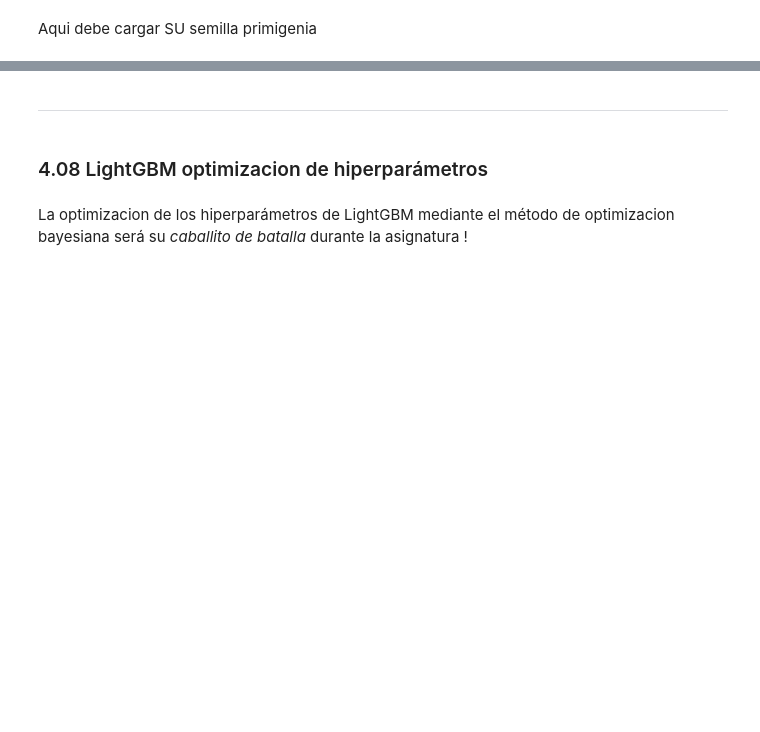
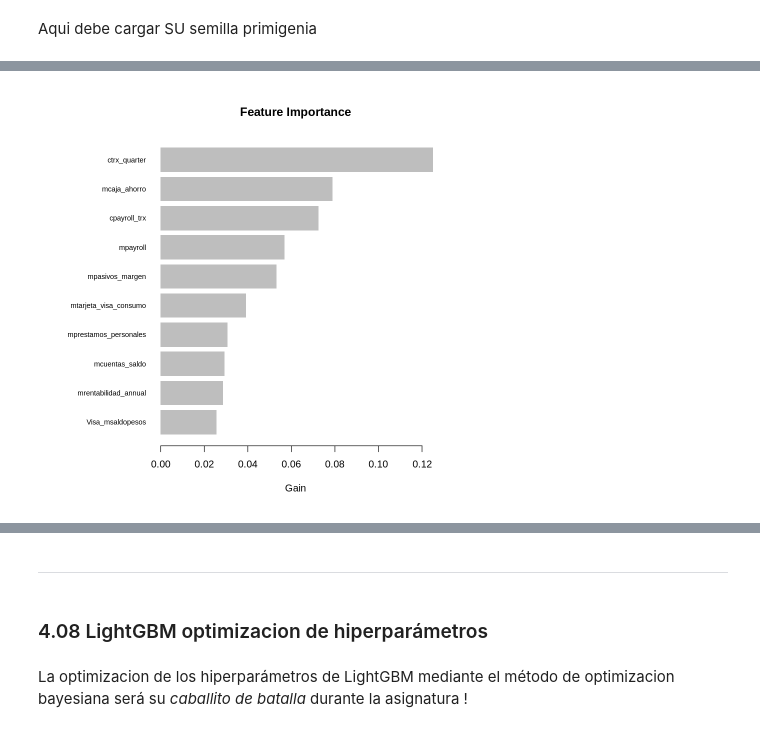
Before and after one commit to Guadito/dmeyf2025, a Jupyter notebook: TPs/470_GBDT_LightGBM.ipynb, the cells around one changed output, grey strips where cells are left out. Drawn from its saved outputs; the diff is of its cells as text; code cells hidden in the pictures; blank space fills up the shorter version.

```diff
--- a/TPs/470_GBDT_LightGBM.ipynb
+++ b/TPs/470_GBDT_LightGBM.ipynb
@@ -236,11 +218,11 @@ PARAM$train <- c(202102)
 PARAM$future <- c(202104)
 
 # estos hiperparametros de LightGBM surgieron de una Bayesian Optimization
-PARAM$lgb$num_iterations <- 1000  # cantidad de arbolitos
-PARAM$lgb$learning_rate <- 0.027
-PARAM$lgb$feature_fraction <- 0.8
-PARAM$lgb$min_data_in_leaf <- 76
-PARAM$lgb$num_leaves <- 8
+PARAM$lgb$num_iterations <- 600  # cantidad de arbolitos
+PARAM$lgb$learning_rate <- 0.01002598
+PARAM$lgb$feature_fraction <- 0.3260158
+PARAM$lgb$min_data_in_leaf <- 3009
+PARAM$lgb$num_leaves <- 495
 PARAM$lgb$max_bin <- 31
 
 PARAM$semilla_kaggle <- 314159
@@ -359,6 +350,14 @@ fwrite(tb_importancia,
   file= archivo_importancia,
   sep= "\t"
 )
+# %%
+lgb.plot.importance(tb_importancia, measure = "Gain", top_n = 10)
+
+#ctrx_quarter: movimientos en el mes
+#cpayroll_trx: Q acreditaciones de haberes en rr de dep (solo empresas relacionadas con el banco - creo que no dice nada)
+#mpayroll: monto total acreditado en el mes
+# %% [output]
+[figure, added]
 # %%
 # grabo a disco el modelo en un formato para seres humanos ... ponele ...
 
```
Also changed, not shown: parts of 26 cells of this notebook.
